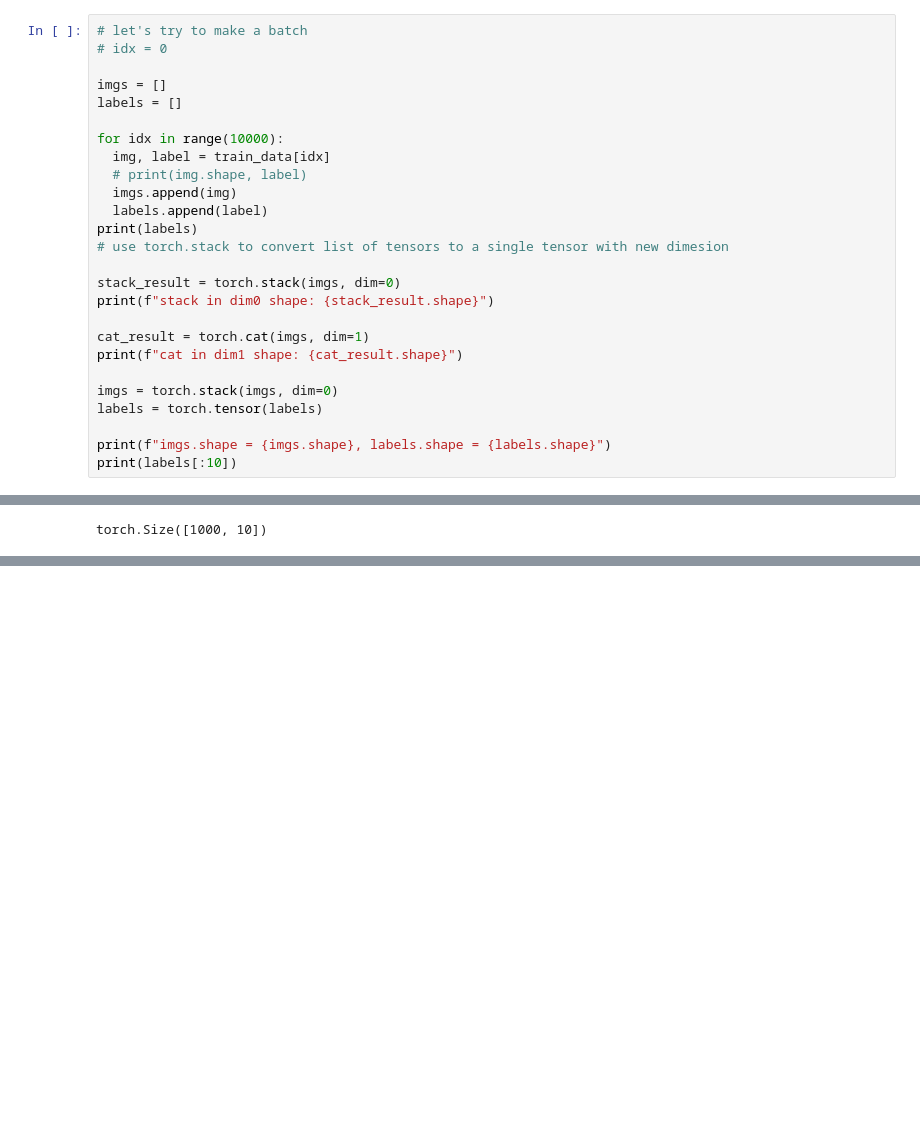
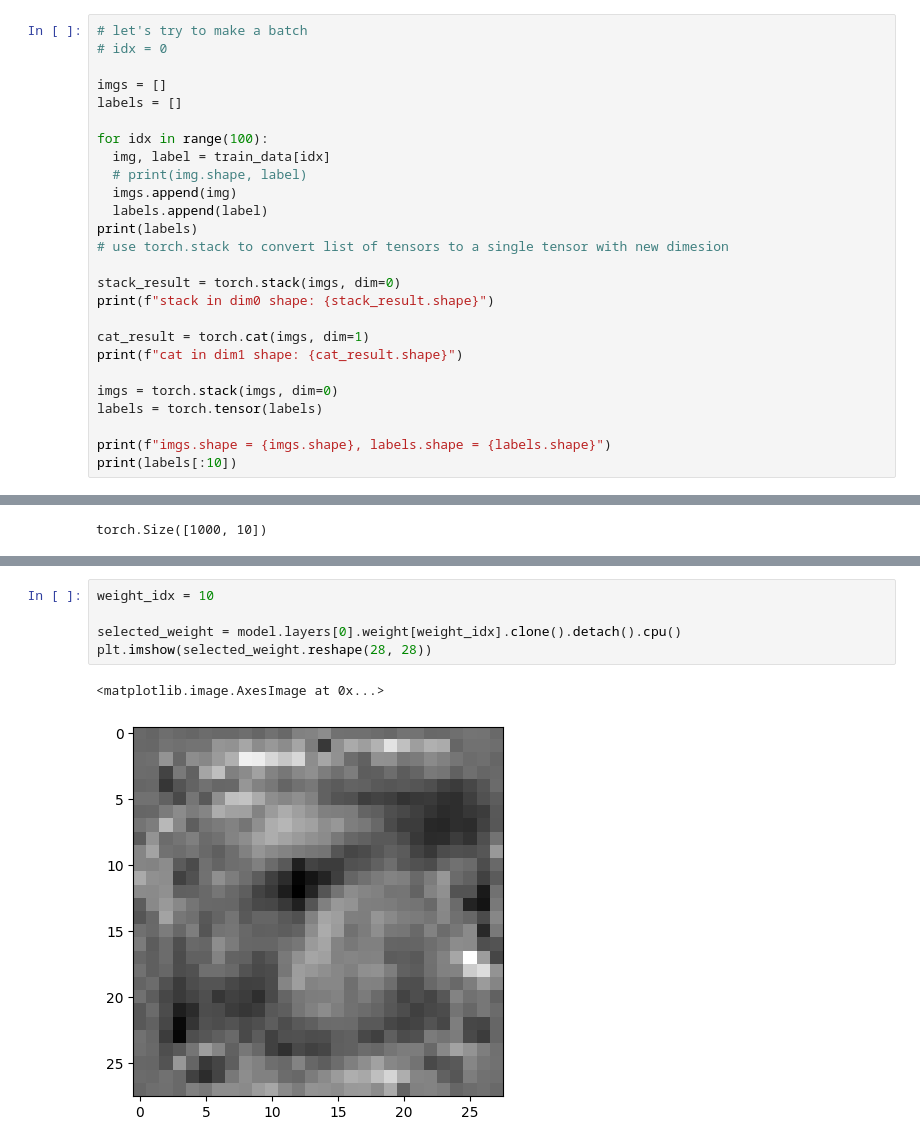
Before and after one commit to jdasam/mas1004, a Jupyter notebook: live_coding/4_MNIST_classification.ipynb, the cells around one changed output, grey strips where cells are left out. Drawn from its saved outputs; the diff is of its cells as text; blank space fills up the shorter version.

```diff
--- a/live_coding/4_MNIST_classification.ipynb
+++ b/live_coding/4_MNIST_classification.ipynb
@@ -82,7 +82,7 @@ torch.Size([784])
 imgs = []
 labels = []
 
-for idx in range(10000):
+for idx in range(100):
   img, label = train_data[idx]
   # print(img.shape, label)
   imgs.append(img)
@@ -625,0 +678,8 @@ GT Label: 9, Predicted: 5
+# %%
+weight_idx = 10
+
+selected_weight = model.layers[0].weight[weight_idx].clone().detach().cpu()
+plt.imshow(selected_weight.reshape(28, 28))
+# %% [output]
+<matplotlib.image.AxesImage at 0x...>
+[figure, added]
```
Also changed, not shown: parts of 56 cells of this notebook.
